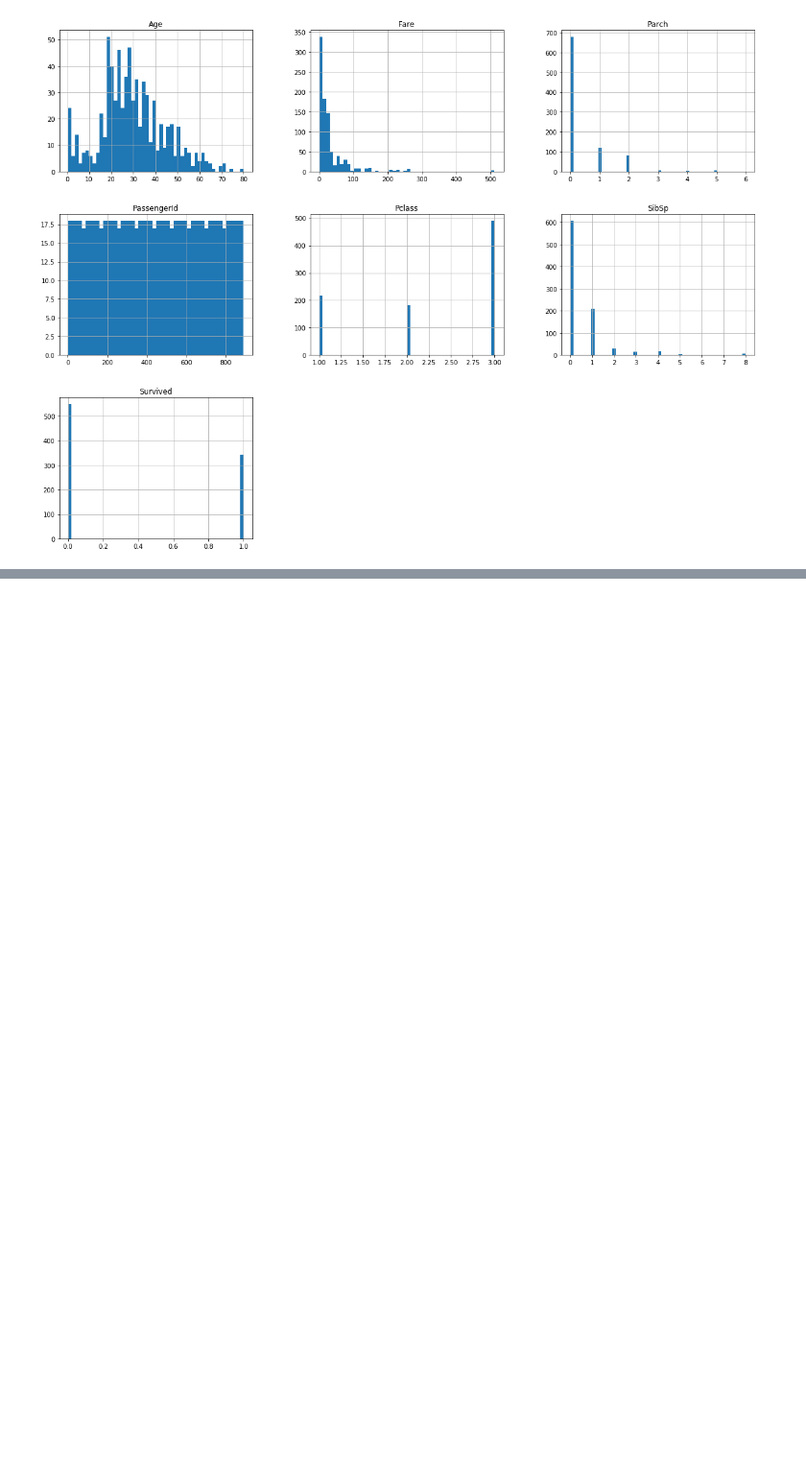
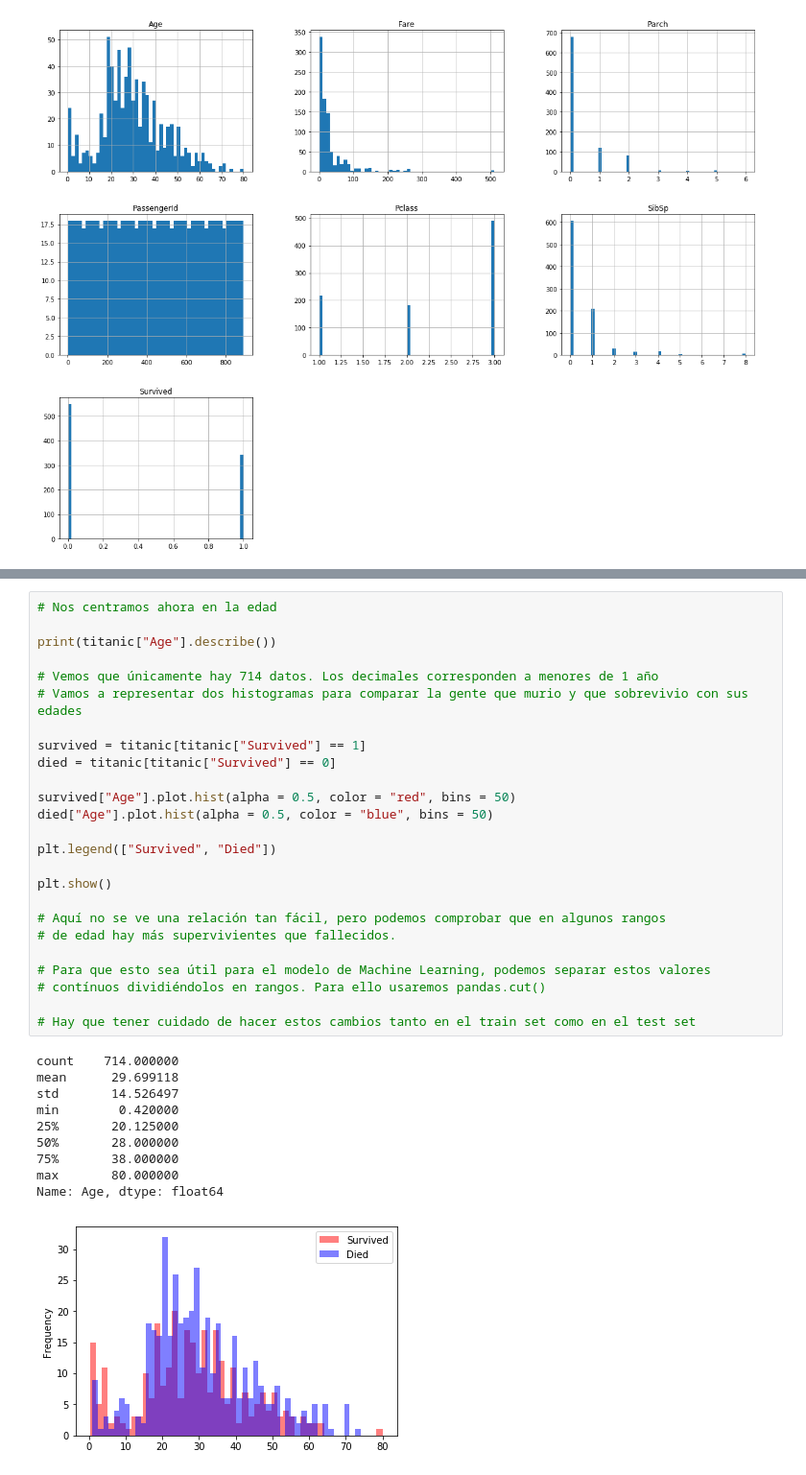
Before and after one commit to marcospm92/Hands-on-Machine-Learning-with-ScikitLearn-and-Tensorflow, a Jupyter notebook: Titanic.ipynb, the cells around one changed output, grey strips where cells are left out. Shown at 96% size. Drawn from its saved outputs; the diff is of its cells as text; blank space fills up the shorter version.

```diff
--- a/Titanic.ipynb
+++ b/Titanic.ipynb
@@ -171,0 +201,36 @@ Name: Survived, dtype: float64
+# %%
+# Nos centramos ahora en la edad
+
+print(titanic["Age"].describe())
+
+# Vemos que únicamente hay 714 datos. Los decimales corresponden a menores de 1 año
+# Vamos a representar dos histogramas para comparar la gente que murio y que sobrevivio con sus edades
+
+survived = titanic[titanic["Survived"] == 1]
+died = titanic[titanic["Survived"] == 0]
+
+survived["Age"].plot.hist(alpha = 0.5, color = "red", bins = 50)
+died["Age"].plot.hist(alpha = 0.5, color = "blue", bins = 50)
+
+plt.legend(["Survived", "Died"])
+
+plt.show()
+
+# Aquí no se ve una relación tan fácil, pero podemos comprobar que en algunos rangos
+# de edad hay más supervivientes que fallecidos.
+
+# Para que esto sea útil para el modelo de Machine Learning, podemos separar estos valores
+# contínuos dividiéndolos en rangos. Para ello usaremos pandas.cut()
+
+# Hay que tener cuidado de hacer estos cambios tanto en el train set como en el test set
+# %% [output]
+count    714.000000
+mean      29.699118
+std       14.526497
+min        0.420000
+25%       20.125000
+50%       28.000000
+75%       38.000000
+max       80.000000
+Name: Age, dtype: float64
+[figure, added]
```
Also changed, not shown: parts of 17 cells of this notebook, 1 other file.
